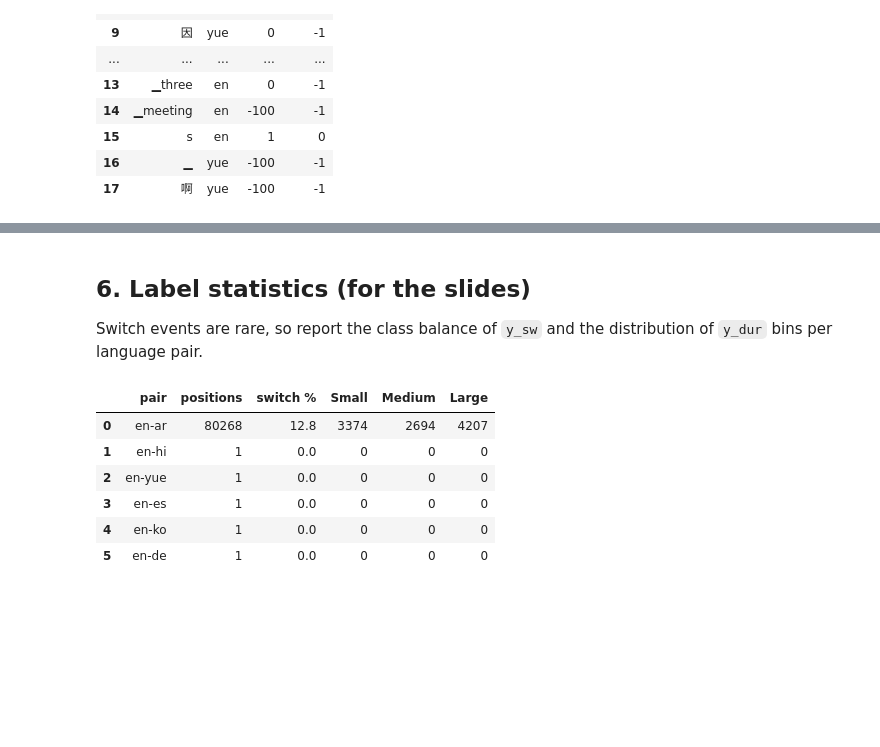
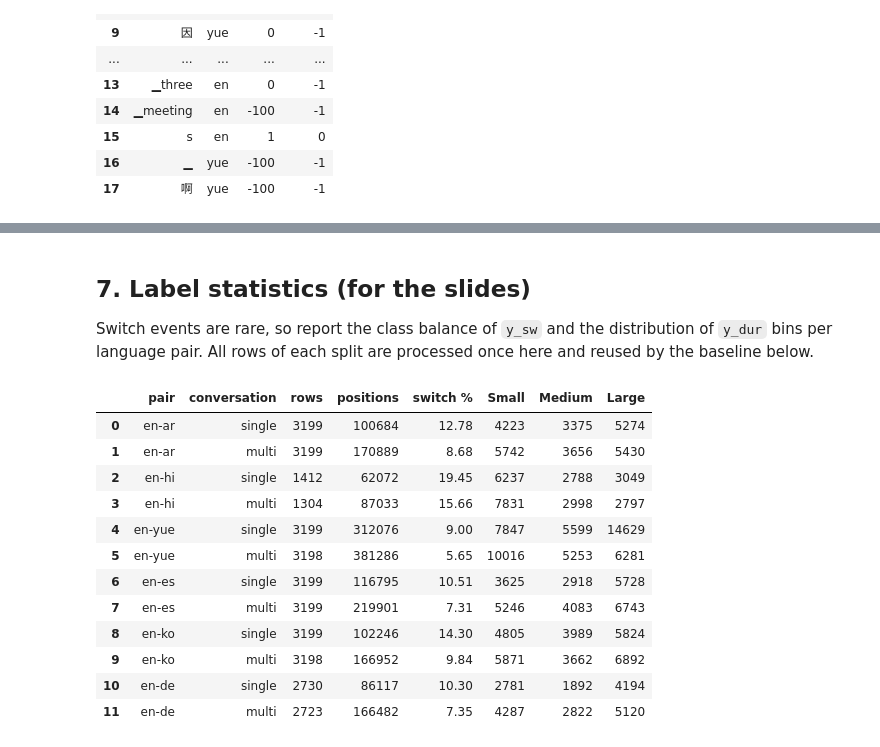
Before and after one commit to helloxujc/predictive-code-switching-team2, a Jupyter notebook: streaming_dataloader.ipynb, the cells around one changed output, grey strips where cells are left out. Drawn from its saved outputs; the diff is of its cells as text; code cells hidden in the pictures; blank space fills up the shorter version.

Commit message:
feat: Modified streaming data loader

```diff
--- a/streaming_dataloader.ipynb
+++ b/streaming_dataloader.ipynb
@@ -247,15 +246,0 @@ Hindi rows checked: 0, Devanagari share of letters: 0.0%
-# %%
-import random
-random.seed(0)
-review = []
-sample = ds[split].select(range(min(20000, len(ds[split]))))
-for pair in [("en", "es"), ("en", "de")]:
-    rows = [ex for ex in sample if get_pair(ex) == pair]
-    for ex in random.sample(rows, min(30, len(rows))):
-        words = pre_tokenize(get_text(ex))
-        lids = fill_neutral([word_lid(w, pair, LATIN_LID) for w in words])
-        review.append({"pair": "-".join(pair),
-                       "labeled": " ".join(f"{w}/{l}" for w, l in zip(words, lids)),
-                       "correct? (fill in)": ""})
-pd.DataFrame(review).to_csv("lid_review.csv", index=False)
-pd.DataFrame(review).head()
@@ -284,7 +491,9 @@ def align_to_subwords(words, lids, y_sw, y_dur, max_len=512):
             sw[i], dur[i] = y_sw[w], y_dur[w]
     return ids, sw, dur, lid
 
-ids, sw, dur, lid = align_to_subwords(words, lids, y_sw, y_dur)
+words = pre_tokenize("我今日好 busy, 因為 I have three meetings 啊")
+lids = fill_neutral([word_lid(w, ("en", "yue")) for w in words])
+ids, sw, dur, lid = align_to_subwords(words, lids, *make_labels(lids))
 pd.DataFrame({"subword": tokenizer.convert_ids_to_tokens(ids), "LID": lid, "y_sw": sw, "y_dur": dur})
 # %% [output]
 |  | subword | LID | y_sw | y_dur |
@@ -360,30 +613,34 @@ batch = next(iter(loader))
 # %% [markdown]
-## 6. Label statistics (for the slides)
+## 7. Label statistics (for the slides)
 Switch events are rare, so report the class balance of `y_sw` and the distribution of `y_dur` bins per language pair.
+All rows of each split are processed once here and reused by the baseline below.
 # %%
-stats = {p: {"sw": Counter(), "dur": Counter()} for p in SELECTED_PAIRS}
-for ex in ds[split].select(range(min(5000, len(ds[split])))):
-    if not keep(ex):
-        continue
-    p = get_pair(ex)
-    out = process_example(ex)
-    if out is None:
-        continue
-    _, sw, dur, _ = out
-    stats[p]["sw"].update(s for s in sw if s != -100)
-    stats[p]["dur"].update(d for d in dur if d != -1)
+processed = {k: [r for r in map(process_example, v) if r is not None] for k, v in splits.items()}
 
 rows = []
-for p, s in stats.items():
-    n = sum(s["sw"].values()) or 1
-    rows.append({"pair": "-".join(p), "positions": n, "switch %": round(100 * s["sw"][1] / n, 2),
-                 "Small": s["dur"][0], "Medium": s["dur"][1], "Large": s["dur"][2]})
+for p in SELECTED_PAIRS:
+    for multi in (0, 1):
+        sw, dur = Counter(), Counter()
+        rs = [r for r in processed["train"] if r["pair"] == p and r["multi_turn"] == multi]
+        for r in rs:
+            sw.update(s for s in r["sw"] if s != -100)
+            dur.update(d for d in r["dur"] if d != -1)
+        n = sum(sw.values()) or 1
+        rows.append({"pair": "-".join(p), "conversation": "multi" if multi else "single", "rows": len(rs),
+                     "positions": n, "switch %": round(100 * sw[1] / n, 2),
+                     "Small": dur[0], "Medium": dur[1], "Large": dur[2]})
 pd.DataFrame(rows)
 # %% [output]
-|  | pair | positions | switch % | Small | Medium | Large |
-| 0 | en-ar | 80268 | 12.8 | 3374 | 2694 | 4207 |
-| 1 | en-hi | 1 | 0.0 | 0 | 0 | 0 |
-| 2 | en-yue | 1 | 0.0 | 0 | 0 | 0 |
-| 3 | en-es | 1 | 0.0 | 0 | 0 | 0 |
-| 4 | en-ko | 1 | 0.0 | 0 | 0 | 0 |
-| 5 | en-de | 1 | 0.0 | 0 | 0 | 0 |
+|  | pair | conversation | rows | positions | switch % | Small | Medium | Large |
+| 0 | en-ar | single | 3199 | 100684 | 12.78 | 4223 | 3375 | 5274 |
+| 1 | en-ar | multi | 3199 | 170889 | 8.68 | 5742 | 3656 | 5430 |
+| 2 | en-hi | single | 1412 | 62072 | 19.45 | 6237 | 2788 | 3049 |
+| 3 | en-hi | multi | 1304 | 87033 | 15.66 | 7831 | 2998 | 2797 |
+| 4 | en-yue | single | 3199 | 312076 | 9.00 | 7847 | 5599 | 14629 |
+| 5 | en-yue | multi | 3198 | 381286 | 5.65 | 10016 | 5253 | 6281 |
+| 6 | en-es | single | 3199 | 116795 | 10.51 | 3625 | 2918 | 5728 |
+| 7 | en-es | multi | 3199 | 219901 | 7.31 | 5246 | 4083 | 6743 |
+| 8 | en-ko | single | 3199 | 102246 | 14.30 | 4805 | 3989 | 5824 |
+| 9 | en-ko | multi | 3198 | 166952 | 9.84 | 5871 | 3662 | 6892 |
+| 10 | en-de | single | 2730 | 86117 | 10.30 | 2781 | 1892 | 4194 |
+| 11 | en-de | multi | 2723 | 166482 | 7.35 | 4287 | 2822 | 5120 |
```
Also changed, not shown: parts of 32 cells of this notebook, 2 other files.
